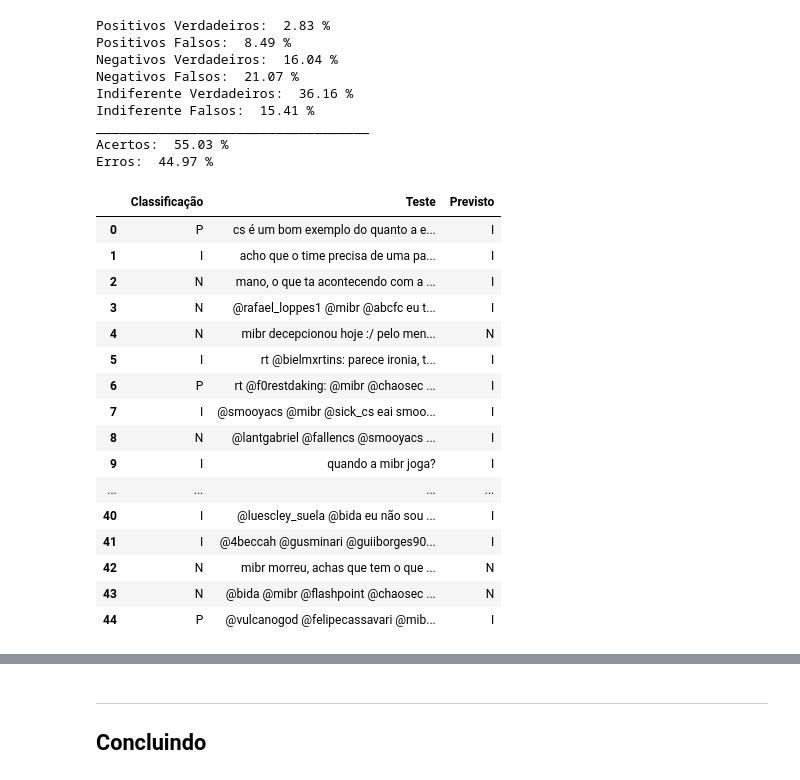
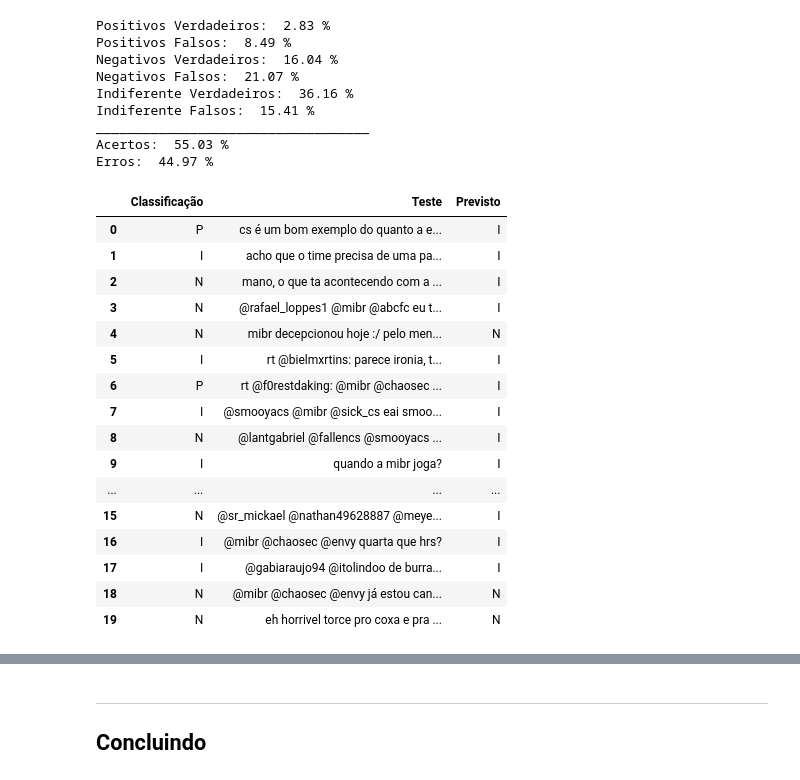
Before and after one commit to VitorMiada/p1_dados, a Jupyter notebook: Projeto1_Classificador.ipynb, the cells around one changed output, grey strips where cells are left out. Cells and saved outputs as stored; diff of their text form; code cells hidden in the pictures.

```diff
--- a/Projeto1_Classificador.ipynb
+++ b/Projeto1_Classificador.ipynb
@@ -683,23 +682,23 @@ Indiferente Falsos:  15.41 %
 ___________________________________
 Acertos:  55.03 %
 Erros:  44.97 %
-# %%
-dados_teste.head(45)
-# %% [output]
-|  | Classificação | Teste | Previsto |
-| 0 | P | cs é um bom exemplo do quanto a e... | I |
-| 1 | I | acho que o time precisa de uma pa... | I |
-| 2 | N | mano, o que ta acontecendo com a ... | I |
-| 3 | N | @rafael_loppes1 @mibr @abcfc eu t... | I |
-| 4 | N | mibr decepcionou hoje :/ pelo men... | N |
-| 5 | I | rt @bielmxrtins: parece ironia, t... | I |
-| 6 | P | rt @f0restdaking: @mibr @chaosec ... | I |
-| 7 | I | @smooyacs @mibr @sick_cs eai smoo... | I |
-| 8 | N | @lantgabriel @fallencs @smooyacs ... | I |
-| 9 | I | quando a mibr joga? | I |
-| ... | ... | ... | ... |
-| 40 | I | @luescley_suela @bida eu não sou ... | I |
-| 41 | I | @4beccah @gusminari @guiiborges90... | I |
-| 42 | N | mibr morreu, achas que tem o que ... | N |
-| 43 | N | @bida @mibr @flashpoint @chaosec ... | N |
-| 44 | P | @vulcanogod @felipecassavari @mib... | I |
+# %%
+dados_teste.head(20) #P/ ter uma ideia se classificou msm
+# %% [output]
+|  | Classificação | Teste | Previsto |
+| 0 | P | cs é um bom exemplo do quanto a e... | I |
+| 1 | I | acho que o time precisa de uma pa... | I |
+| 2 | N | mano, o que ta acontecendo com a ... | I |
+| 3 | N | @rafael_loppes1 @mibr @abcfc eu t... | I |
+| 4 | N | mibr decepcionou hoje :/ pelo men... | N |
+| 5 | I | rt @bielmxrtins: parece ironia, t... | I |
+| 6 | P | rt @f0restdaking: @mibr @chaosec ... | I |
+| 7 | I | @smooyacs @mibr @sick_cs eai smoo... | I |
+| 8 | N | @lantgabriel @fallencs @smooyacs ... | I |
+| 9 | I | quando a mibr joga? | I |
+| ... | ... | ... | ... |
+| 15 | N | @sr_mickael @nathan49628887 @meye... | I |
+| 16 | I | @mibr @chaosec @envy quarta que hrs? | I |
+| 17 | I | @gabiaraujo94 @itolindoo de burra... | I |
+| 18 | N | @mibr @chaosec @envy já estou can... | N |
+| 19 | N | eh horrivel torce pro coxa e pra ... | N |
```
Also changed, not shown: parts of 6 cells of this notebook.
